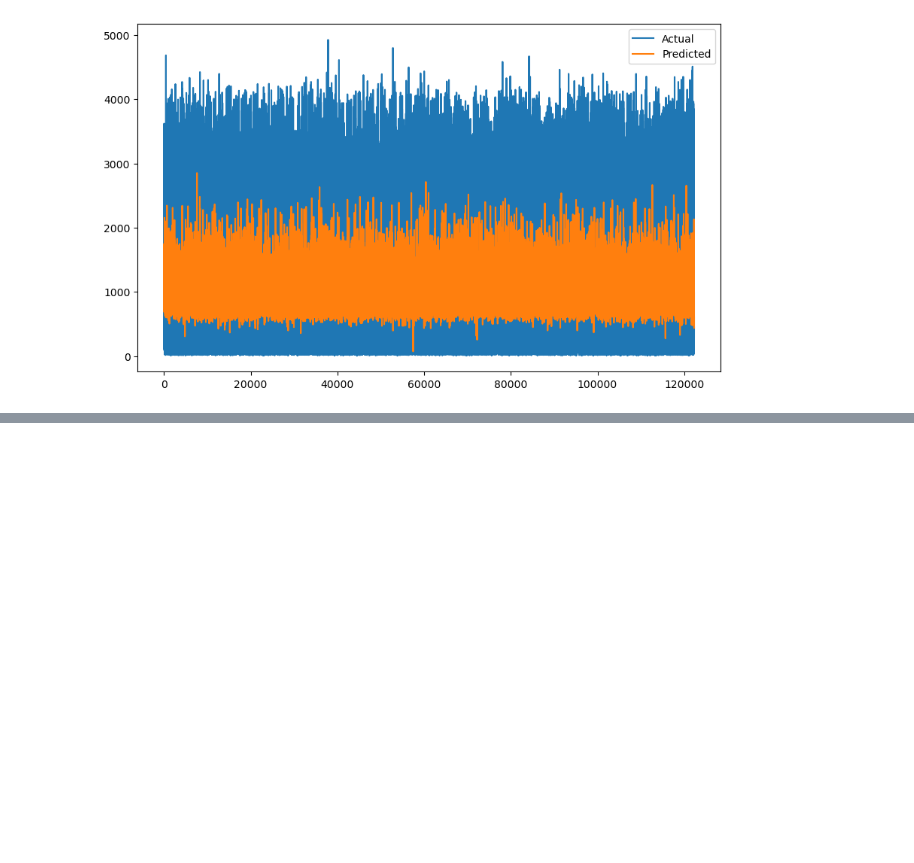
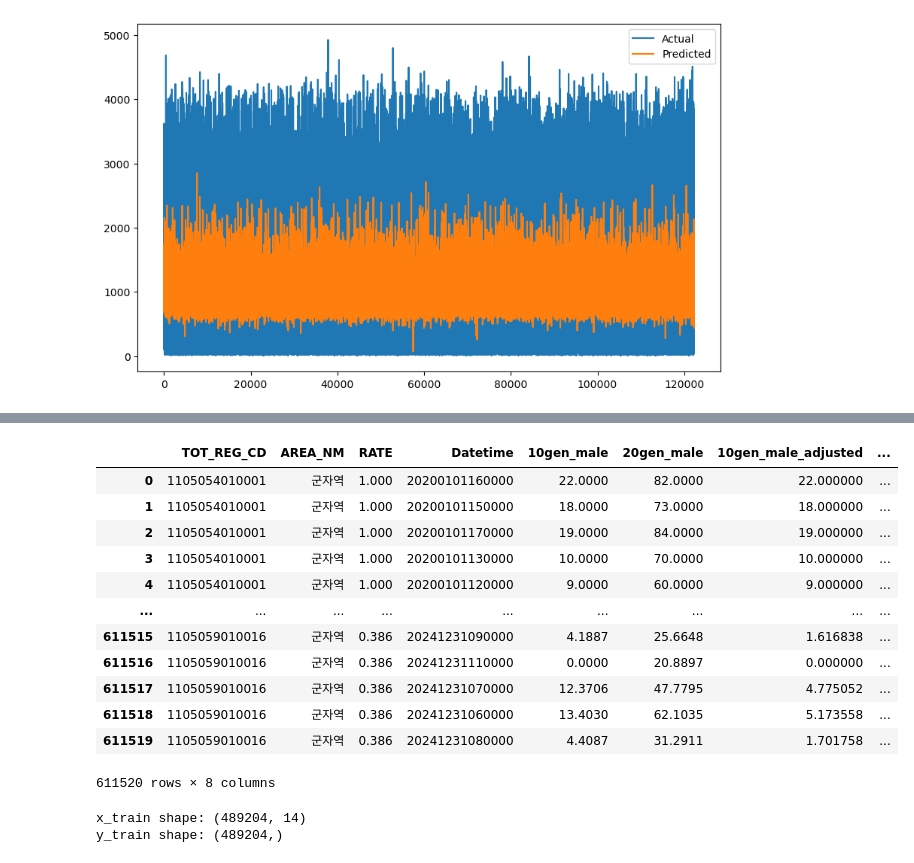
Before and after one commit to yeonseoGit/People_Lstm, a Jupyter notebook: data_ai.ipynb, the cells around one changed output, grey strips where cells are left out. Cells and saved outputs as stored; diff of their text form; code cells hidden in the pictures; blank space fills up the shorter version.

```diff
--- a/data_ai.ipynb
+++ b/data_ai.ipynb
@@ -277,0 +299,71 @@ Test Loss: 0.02840459905564785
+# %%
+merged_df = pd.merge(region_code_edit, LPD_df, left_on='TOT_REG_CD', right_on='집계구코드')
+
+# 3. RATE를 곱할 컬럼들 선택
+gen_columns = [col for col in merged_df.columns if 'gen' in col]
+
+# 4. 선택된 컬럼에 RATE 곱하기
+for col in gen_columns:
+    merged_df[f'{col}_adjusted'] = merged_df[col] * merged_df['RATE']
+
+merged_df[['TOT_REG_CD', 'AREA_NM', 'RATE', 'Datetime', '10gen_male', '20gen_male', '10gen_male_adjusted', '20gen_male_adjusted']]
+# %% [output]
+|  | TOT_REG_CD | AREA_NM | RATE | Datetime | 10gen_male | 20gen_male | 10gen_male_adjusted | ... |
+| 0 | 1105054010001 | 군자역 | 1.000 | 20200101160000 | 22.0000 | 82.0000 | 22.000000 | ... |
+| 1 | 1105054010001 | 군자역 | 1.000 | 20200101150000 | 18.0000 | 73.0000 | 18.000000 | ... |
+| 2 | 1105054010001 | 군자역 | 1.000 | 20200101170000 | 19.0000 | 84.0000 | 19.000000 | ... |
+| 3 | 1105054010001 | 군자역 | 1.000 | 20200101130000 | 10.0000 | 70.0000 | 10.000000 | ... |
+| 4 | 1105054010001 | 군자역 | 1.000 | 20200101120000 | 9.0000 | 60.0000 | 9.000000 | ... |
+| ... | ... | ... | ... | ... | ... | ... | ... | ... |
+| 611515 | 1105059010016 | 군자역 | 0.386 | 20241231090000 | 4.1887 | 25.6648 | 1.616838 | ... |
+| 611516 | 1105059010016 | 군자역 | 0.386 | 20241231110000 | 0.0000 | 20.8897 | 0.000000 | ... |
+| 611517 | 1105059010016 | 군자역 | 0.386 | 20241231070000 | 12.3706 | 47.7795 | 4.775052 | ... |
+| 611518 | 1105059010016 | 군자역 | 0.386 | 20241231060000 | 13.4030 | 62.1035 | 5.173558 | ... |
+| 611519 | 1105059010016 | 군자역 | 0.386 | 20241231080000 | 4.4087 | 31.2911 | 1.701758 | ... |
+611520 rows × 8 columns
+# %%
+df = merged_df.copy()
+df_g2 = df.copy()
+# 필요한 열만 사용
+code = [
+    1105054010001, 1105054010002, 1105054030003, 1105054030009, 1105055020004,
+    1105056020003, 1105056020007, 1105056020028, 1105056020032, 1105059010012,
+    1105059010013, 1105059010014, 1105059010016, 1105059010019
+]
+
+# '집계구코드' 필터링
+df_g2 = df_g2[df_g2['집계구코드'].isin(code)]
+df_g2 = df_g2[['Datetime', 'TOT_REG_CD', '집계구코드', '10gen_male_adjusted', '10gen_female_adjusted', '20gen_male_adjusted', '20gen_female_adjusted', '30gen_male_adjusted',
+               '30gen_female_adjusted', '40gen_male_adjusted', '40gen_female_adjusted', '50gen_male_adjusted', '50gen_female_adjusted', '60gen_male_adjusted', '60gen_female_adjusted', '총생활인구수']]  # Datetime은 시간 정보, '총생활인구수'는 예측 대상
+
+# Datetime을 시계열 데이터로 변환
+df_g2['Datetime'] = pd.to_datetime(df_g2['Datetime'], format='%Y%m%d%H%M%S')
+
+# 데이터 정렬 (시간 순서)
+df_g2 = df_g2.sort_values(by='Datetime')
+
+# 정규화 (MinMaxScaler)
+scaler = MinMaxScaler()
+df_g2['총생활인구수'] = scaler.fit_transform(df_g2[['총생활인구수']])
+
+# 시계열 데이터로 변환하는 함수 정의
+def create_sequences(data, time_steps=10):
+    x, y = [], []
+    for i in range(len(data) - time_steps):
+        x.append(data[i:i + time_steps])
+        y.append(data[i + time_steps])
+    return np.array(x), np.array(y)
+
+# 시계열 데이터 생성
+time_steps = 14  # 과거 10개의 데이터로 다음 값을 예측
+x, y = create_sequences(df_g2['총생활인구수'].values, time_steps)
+
+# 학습/테스트 데이터 분리
+x_train, x_test, y_train, y_test = train_test_split(x, y, test_size=0.2, random_state=42)
+
+# LSTM 입력 형태 확인
+print(f"x_train shape: {x_train.shape}")  # (샘플 수, 시간 스텝, 특징 수)
+print(f"y_train shape: {y_train.shape}")
+# %% [output]
+x_train shape: (489204, 14)
+y_train shape: (489204,)
```
Also changed, not shown: parts of 10 cells of this notebook, 2 other files.
